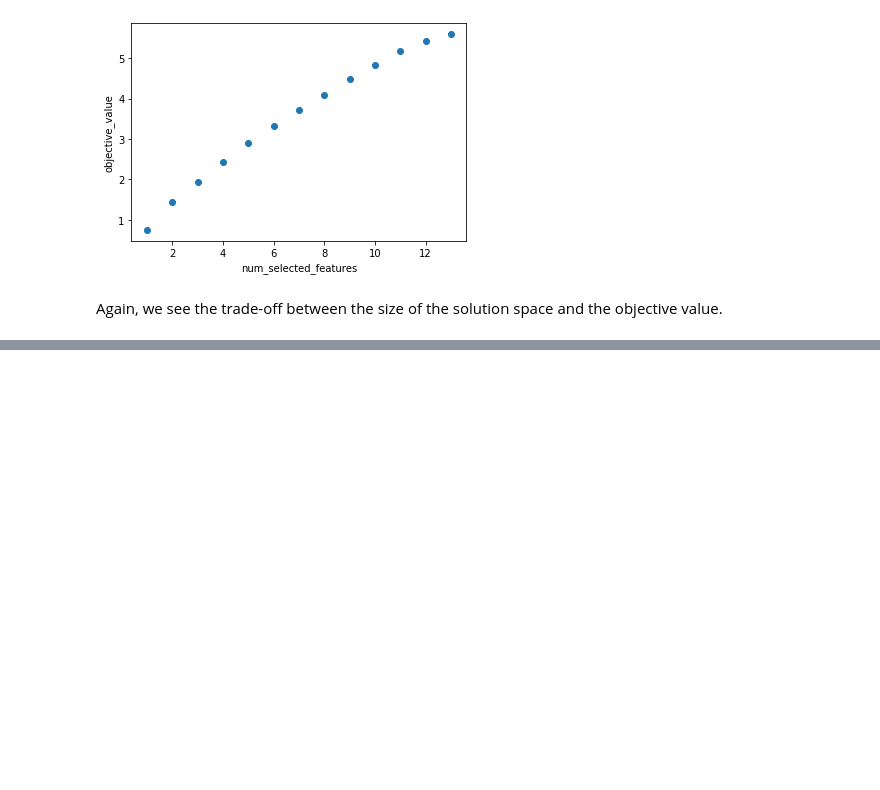
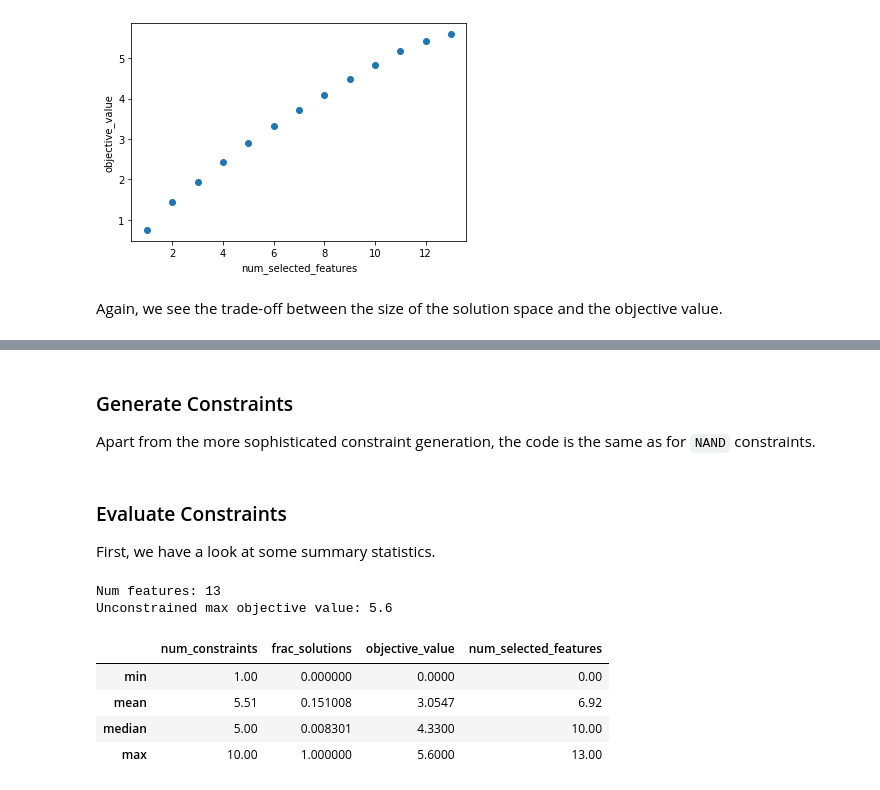
Before and after one commit to Jakob-Bach/Constrained-Filter-Feature-Selection, a Jupyter notebook: Evaluation_Demo.ipynb, the cells around one changed output, grey strips where cells are left out. Drawn from its saved outputs; the diff is of its cells as text; code cells hidden in the pictures; blank space fills up the shorter version.

```diff
--- a/Evaluation_Demo.ipynb
+++ b/Evaluation_Demo.ipynb
@@ -207,0 +212,4 @@ Again, we see the trade-off between the size of the solution space and the objec
+# %% [markdown]
+### Generate Constraints
+
+Apart from the more sophisticated constraint generation, the code is the same as for `NAND` constraints.
@@ -207,0 +272,16 @@ Again, we see the trade-off between the size of the solution space and the objec
+# %% [markdown]
+### Evaluate Constraints
+
+First, we have a look at some summary statistics.
+# %%
+print('Num features: ' + str(len(features)))
+print('Unconstrained max objective value: ' + str(sum(feature_qualities)))
+result_table.agg(['min', 'mean', 'median', 'max'])
+# %% [output]
+Num features: 13
+Unconstrained max objective value: 5.6
+|  | num_constraints | frac_solutions | objective_value | num_selected_features |
+| min | 1.00 | 0.000000 | 0.0000 | 0.00 |
+| mean | 5.51 | 0.151008 | 3.0547 | 6.92 |
+| median | 5.00 | 0.008301 | 4.3300 | 10.00 |
+| max | 10.00 | 1.000000 | 5.6000 | 13.00 |
```
Also changed, not shown: parts of 5 cells of this notebook, 1 other file.
